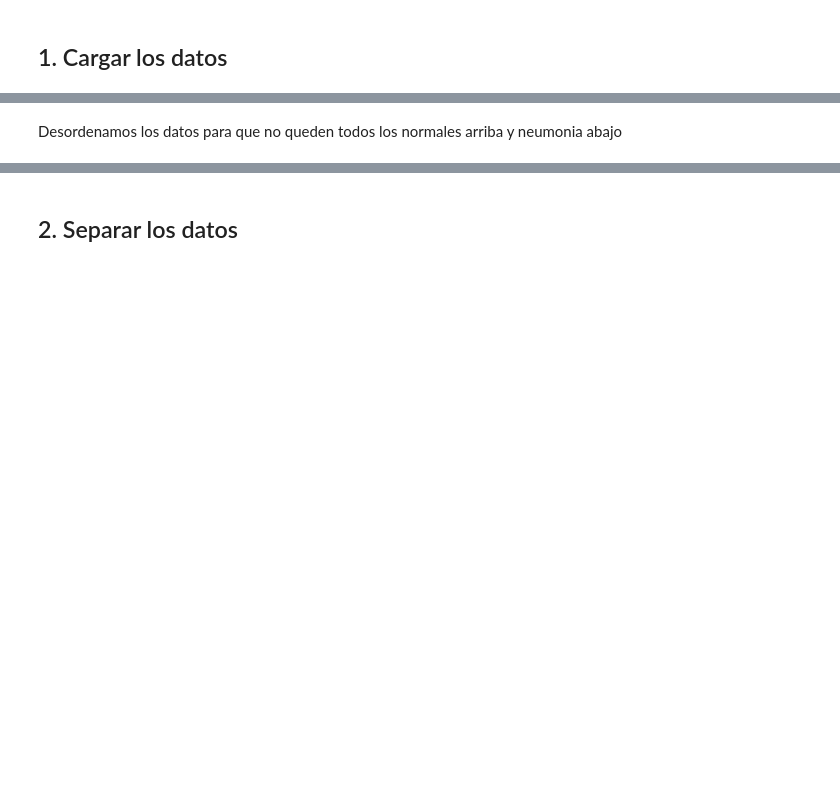
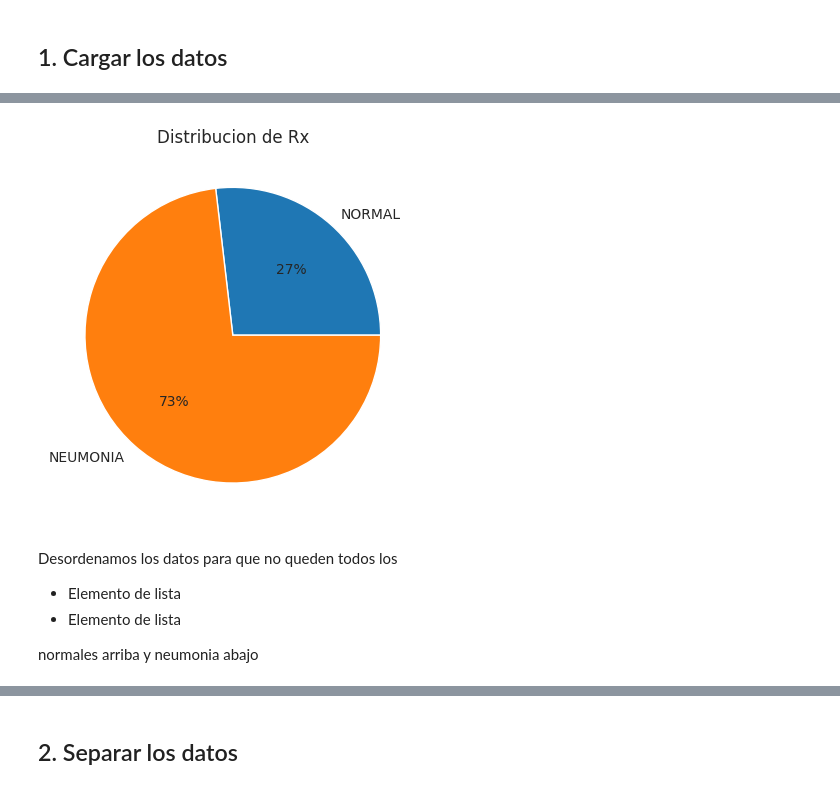
Before and after one commit to mornaeldernar/BeduML, a Jupyter notebook: Equipo11Bedu.ipynb, the cells around one changed output, grey strips where cells are left out. Cells and saved outputs as stored; diff of their text form; code cells hidden in the pictures; blank space fills up the shorter version.

```diff
--- a/Equipo11Bedu.ipynb
+++ b/Equipo11Bedu.ipynb
@@ -111,5 +124,18 @@ for i in os.listdir(imagenes_ruta):
+# %%
+labels = ["NORMAL","NEUMONIA"]
+data = [1583, 4313]
+plt.pie(data,labels=labels, autopct = '%0.0f%%')
+plt.title("Distribucion de Rx")
+plt.show()
+# %% [output]
+[figure, added]
 # %% [markdown]
-Desordenamos los datos para que no queden todos los normales arriba y neumonia abajo
+Desordenamos los datos para que no queden todos los
+
+*   Elemento de lista
+*   Elemento de lista
+
+normales arriba y neumonia abajo
 # %%
 df = shuffle(df)
 # %%
```
Also changed, not shown: parts of 23 cells of this notebook.
